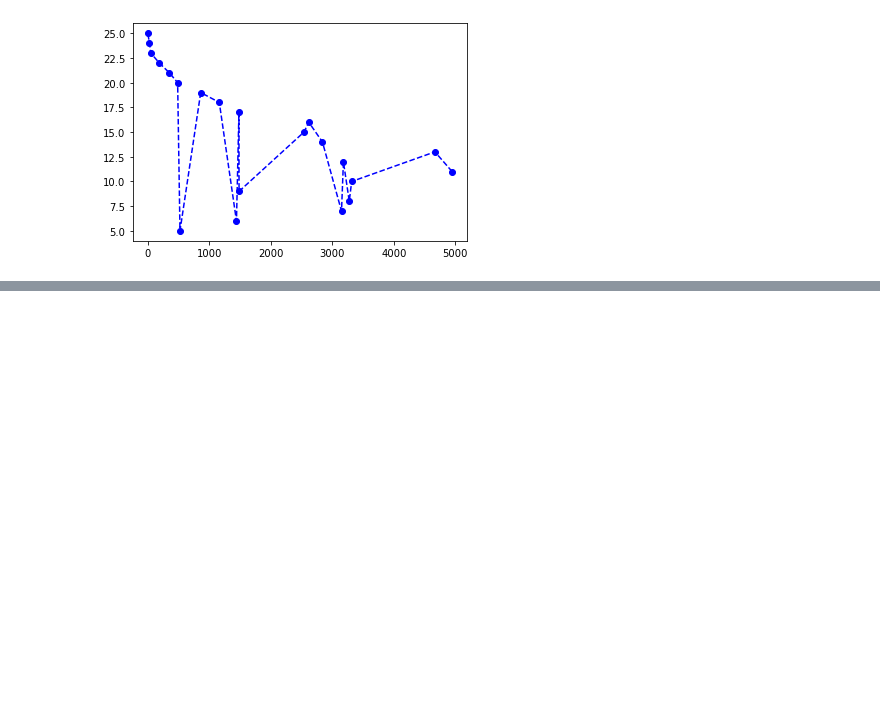
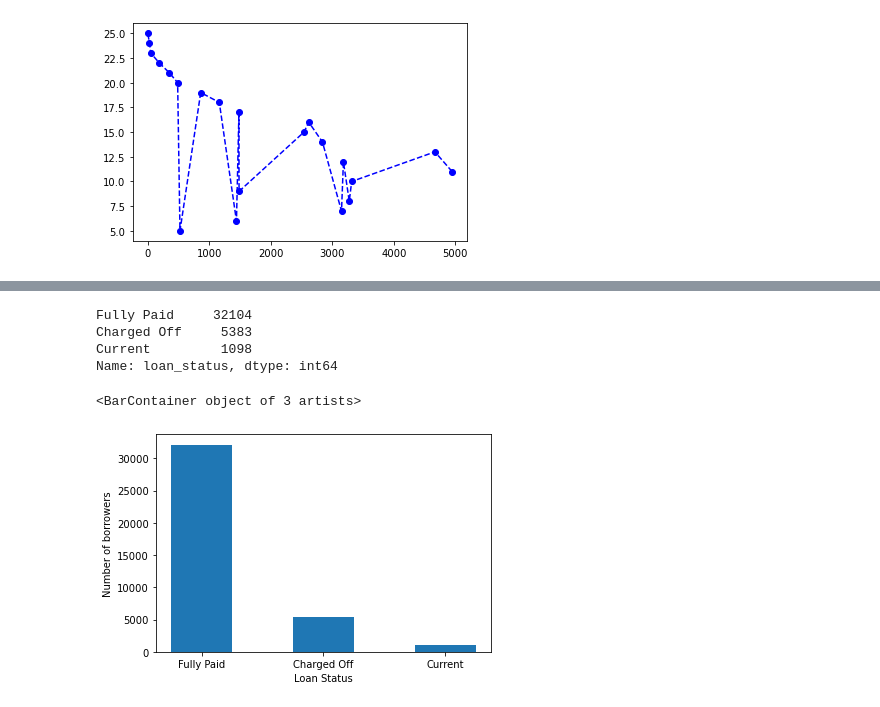
Before and after one commit to MrRobo-t/lending-case-study, a Jupyter notebook: Gaurav_Malhotra.ipynb, the cells around one changed output, grey strips where cells are left out. Cells and saved outputs as stored; diff of their text form; code cells hidden in the pictures; blank space fills up the shorter version.

```diff
--- a/Gaurav_Malhotra.ipynb
+++ b/Gaurav_Malhotra.ipynb
@@ -308,0 +310,19 @@ plt.bar(list(df["verification_status"].value_counts().index),
+# %%
+#loan_status
+df["loan_status"].value_counts()
+
+# We can infer that about 32104 who applied for loan have fully paid them whereas 5383 are defaulters
+# %% [output]
+Fully Paid     32104
+Charged Off     5383
+Current         1098
+Name: loan_status, dtype: int64
+# %%
+# plot the bar graph
+plt.xlabel("Loan Status")
+plt.ylabel("Number of borrowers")
+plt.bar(list(df["loan_status"].value_counts().index),
+       list(df["loan_status"].value_counts()),width=0.5)
+# %% [output]
+<BarContainer object of 3 artists>
+[figure, added]
```
Also changed, not shown: parts of 20 cells of this notebook.
